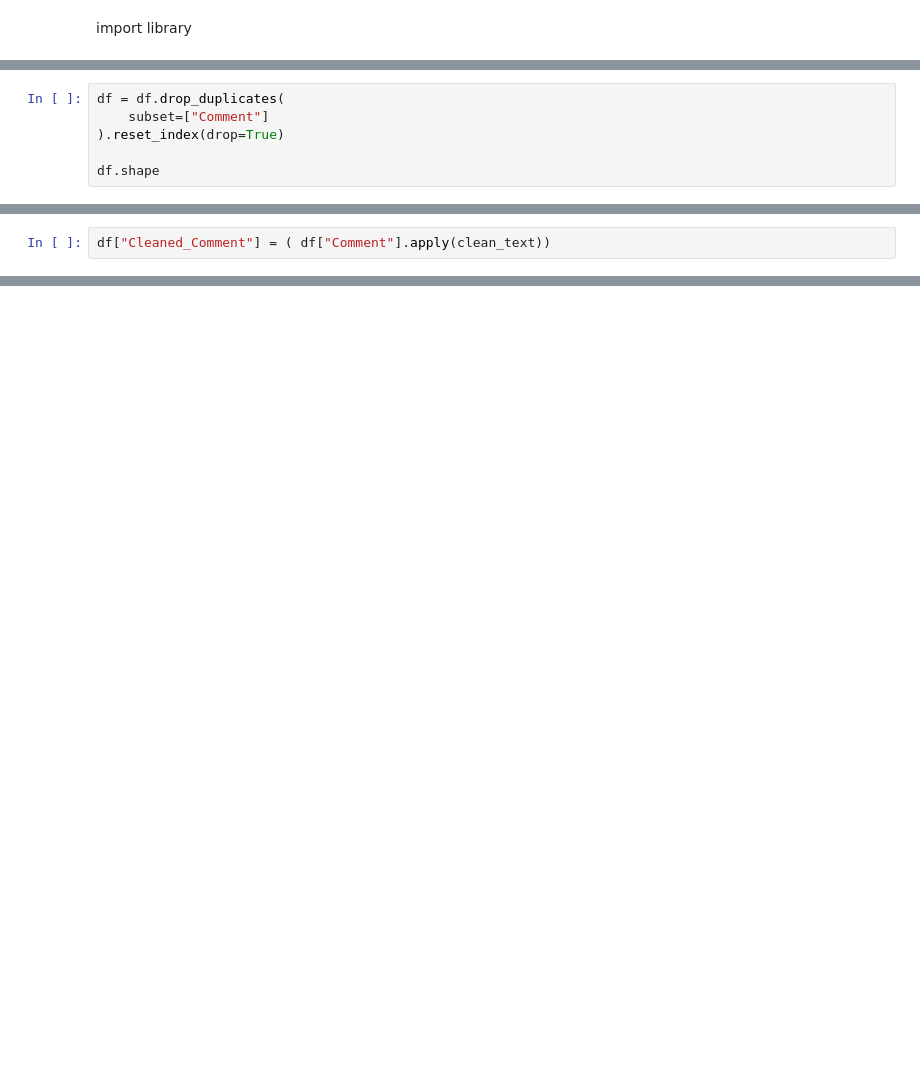
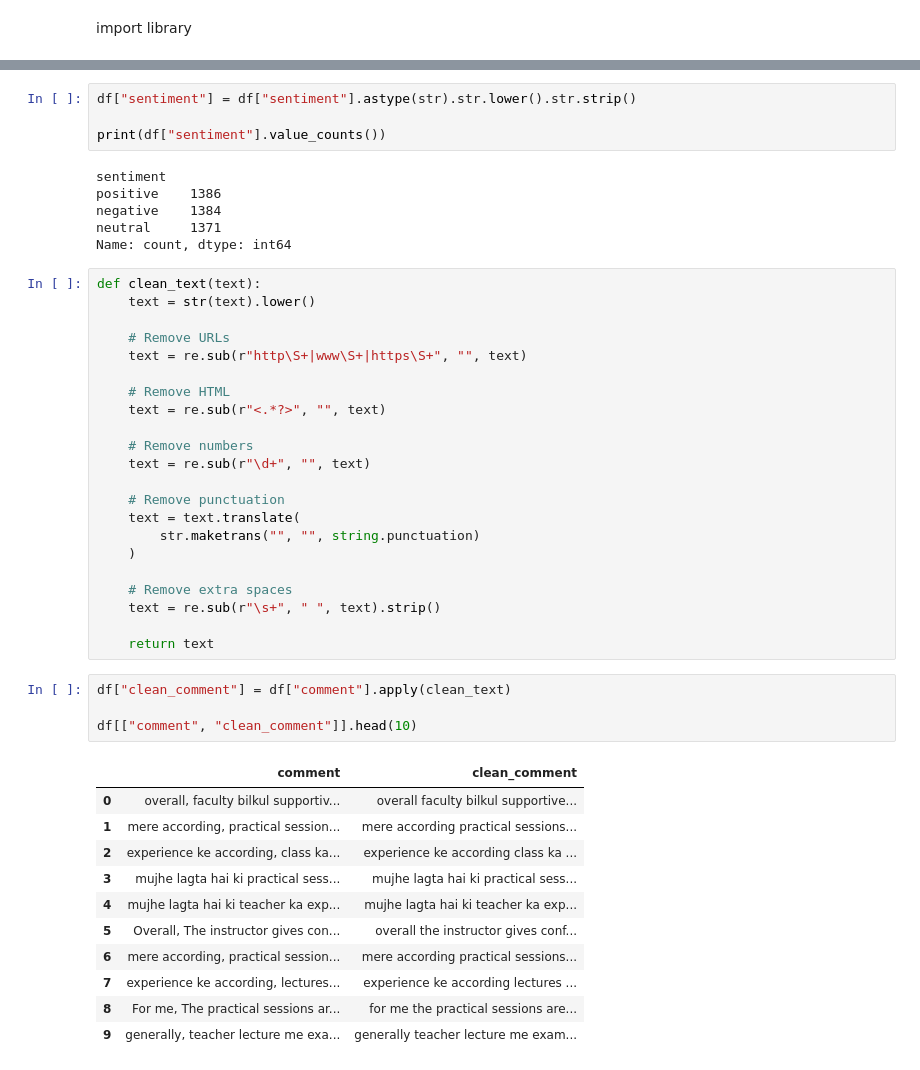
Before and after one commit to ramakant822382/Student_Comment_Analyzer, a Jupyter notebook: student.ipynb, the cells around one changed output, grey strips where cells are left out. Drawn from its saved outputs; the diff is of its cells as text; blank space fills up the shorter version.

```diff
--- a/student.ipynb
+++ b/student.ipynb
@@ -115,6 +35,0 @@ Duplicate comments: 499
-# %%
-df = df.drop_duplicates(
-    subset=["Comment"]
-).reset_index(drop=True)
-
-df.shape
@@ -176,2 +35,0 @@ teacher is very good
-# %%
-df["Cleaned_Comment"] = ( df["Comment"].apply(clean_text))
@@ -537,0 +70,48 @@ cheack model
+# %%
+df["sentiment"] = df["sentiment"].astype(str).str.lower().str.strip()
+
+print(df["sentiment"].value_counts())
+# %% [output]
+sentiment
+positive    1386
+negative    1384
+neutral     1371
+Name: count, dtype: int64
+# %%
+def clean_text(text):
+    text = str(text).lower()
+
+    # Remove URLs
+    text = re.sub(r"http\S+|www\S+|https\S+", "", text)
+
+    # Remove HTML
+    text = re.sub(r"<.*?>", "", text)
+
+    # Remove numbers
+    text = re.sub(r"\d+", "", text)
+
+    # Remove punctuation
+    text = text.translate(
+        str.maketrans("", "", string.punctuation)
+    )
+
+    # Remove extra spaces
+    text = re.sub(r"\s+", " ", text).strip()
+
+    return text
+# %%
+df["clean_comment"] = df["comment"].apply(clean_text)
+
+df[["comment", "clean_comment"]].head(10)
+# %% [output]
+|  | comment | clean_comment |
+| 0 | overall, faculty bilkul supportiv... | overall faculty bilkul supportive... |
+| 1 | mere according, practical session... | mere according practical sessions... |
+| 2 | experience ke according, class ka... | experience ke according class ka ... |
+| 3 | mujhe lagta hai ki practical sess... | mujhe lagta hai ki practical sess... |
+| 4 | mujhe lagta hai ki teacher ka exp... | mujhe lagta hai ki teacher ka exp... |
+| 5 | Overall, The instructor gives con... | overall the instructor gives conf... |
+| 6 | mere according, practical session... | mere according practical sessions... |
+| 7 | experience ke according, lectures... | experience ke according lectures ... |
+| 8 | For me, The practical sessions ar... | for me the practical sessions are... |
+| 9 | generally, teacher lecture me exa... | generally teacher lecture me exam... |
```
Also changed, not shown: parts of 122 cells of this notebook, 4 other files.
